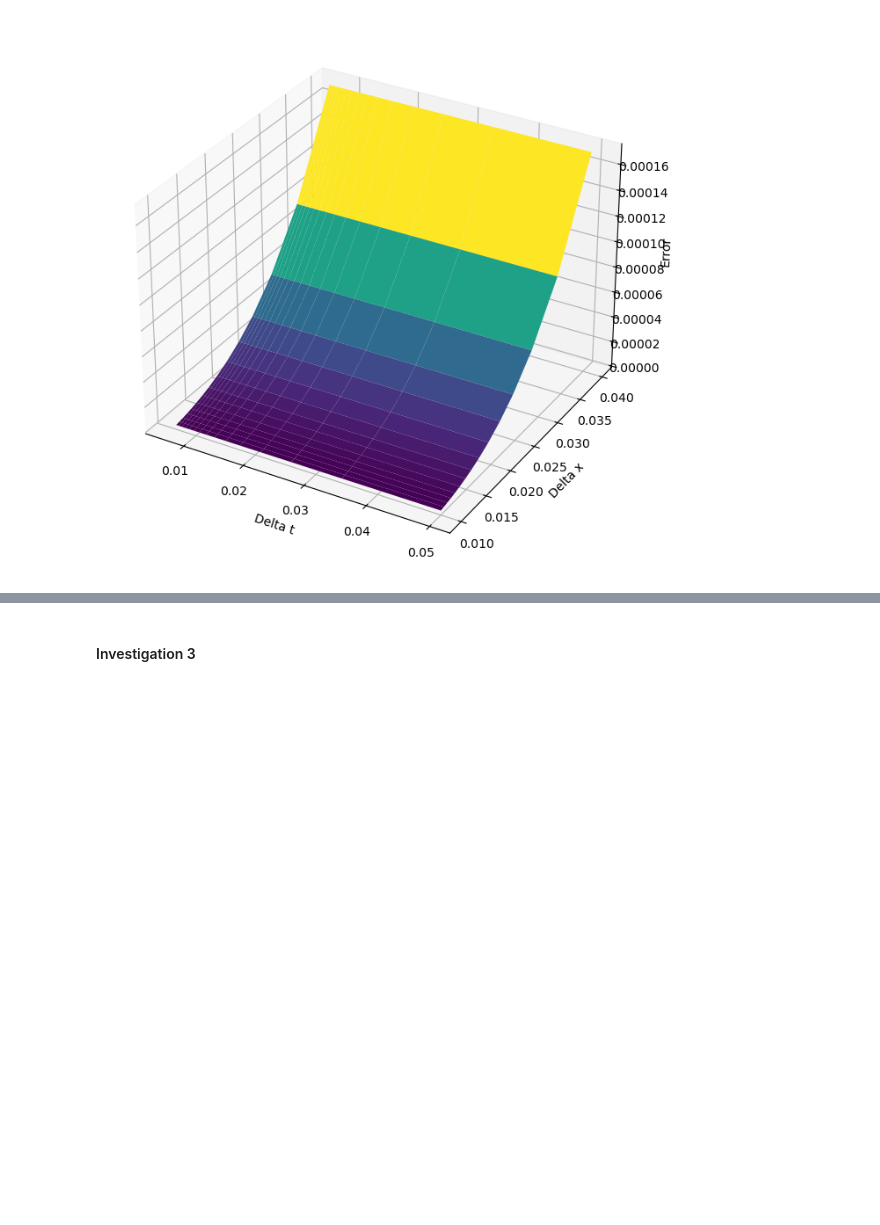
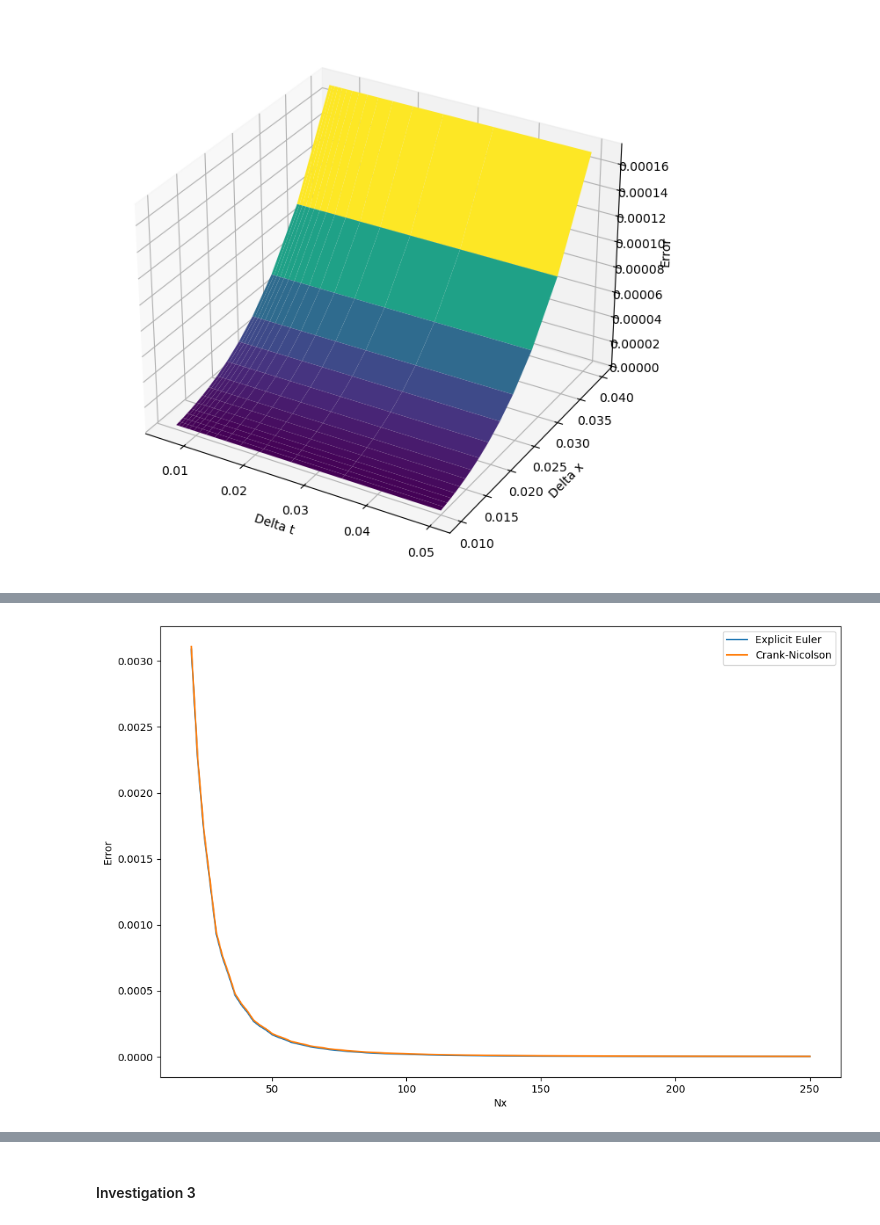
Before and after one commit to maxcharvey/QCES_LNM_projects, a Jupyter notebook: Project1_numerical_methods.ipynb, the cells around one changed output, grey strips where cells are left out. Saved outputs shown, nothing was run; the diff lists cells and outputs as text; code cells hidden in the pictures; blank space fills up the shorter version.

```diff
--- a/Project1_numerical_methods.ipynb
+++ b/Project1_numerical_methods.ipynb
@@ -401,3 +401,34 @@ plt.show()
 # %% [output]
 [figure]
 [figure]
+# %%
+# Let's also just do either delta x or delta t at once as well but with newly just 1D arrays of delta x or delta t values:
+
+def exact(x,t):
+    return (1/(4*np.pi*kappa*(t+10)))**0.5*np.exp(-x**2/(4*kappa*(t+10)))
+
+Nx_values = np.linspace(20, 250, 100)
+EE_Nx_errors = np.empty_like(Nx_values)
+CN_Nx_errors = np.empty_like(Nx_values)
+Nt_const_value = 1000
+
+Nt_values = np.linspace(200, 1500, 100)
+EE_Nt_errors = np.zeros(len(Nt_values))
+CN_Nt_errors = np.zeros(len(Nt_values))
+Nx_const_value = 100
+
+for i, Nx in enumerate(Nx_values):
+    x_new = np.linspace(x_start, x_end, int(Nx))
+    c_EE = EE(x_new, t, kappa)
+    c_CN = CN(x_new, t, kappa)
+    EE_Nx_errors[i] = np.sum(np.abs(c_EE[:, -1] - exact(x_new, 10))**2)
+    CN_Nx_errors[i] = np.sum(np.abs(c_CN[:, -1] - exact(x_new, 10))**2)
+
+fig, ax = plt.subplots(figsize=(12,8))
+ax.plot(Nx_values, EE_Nx_errors, label='Explicit Euler')
+ax.plot(Nx_values, CN_Nx_errors, label='Crank-Nicolson')
+ax.set_xlabel('Nx')
+ax.set_ylabel('Error')
+ax.legend()
+plt.show()
+# %% [output]
@@ -403,0 +452 @@ plt.show()
+[figure, added]
```
Also changed, not shown: parts of 3 cells of this notebook, 1 other file.
